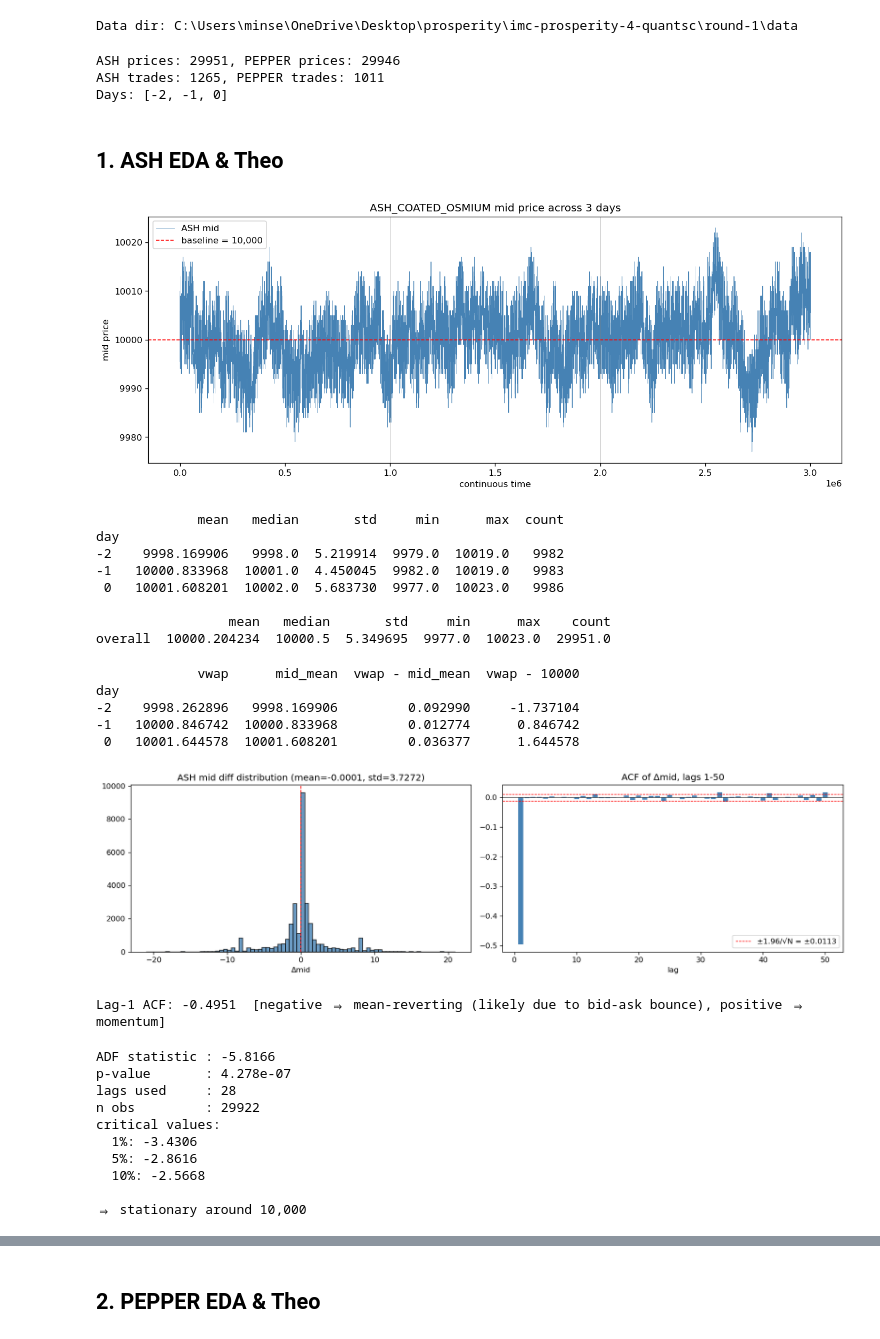
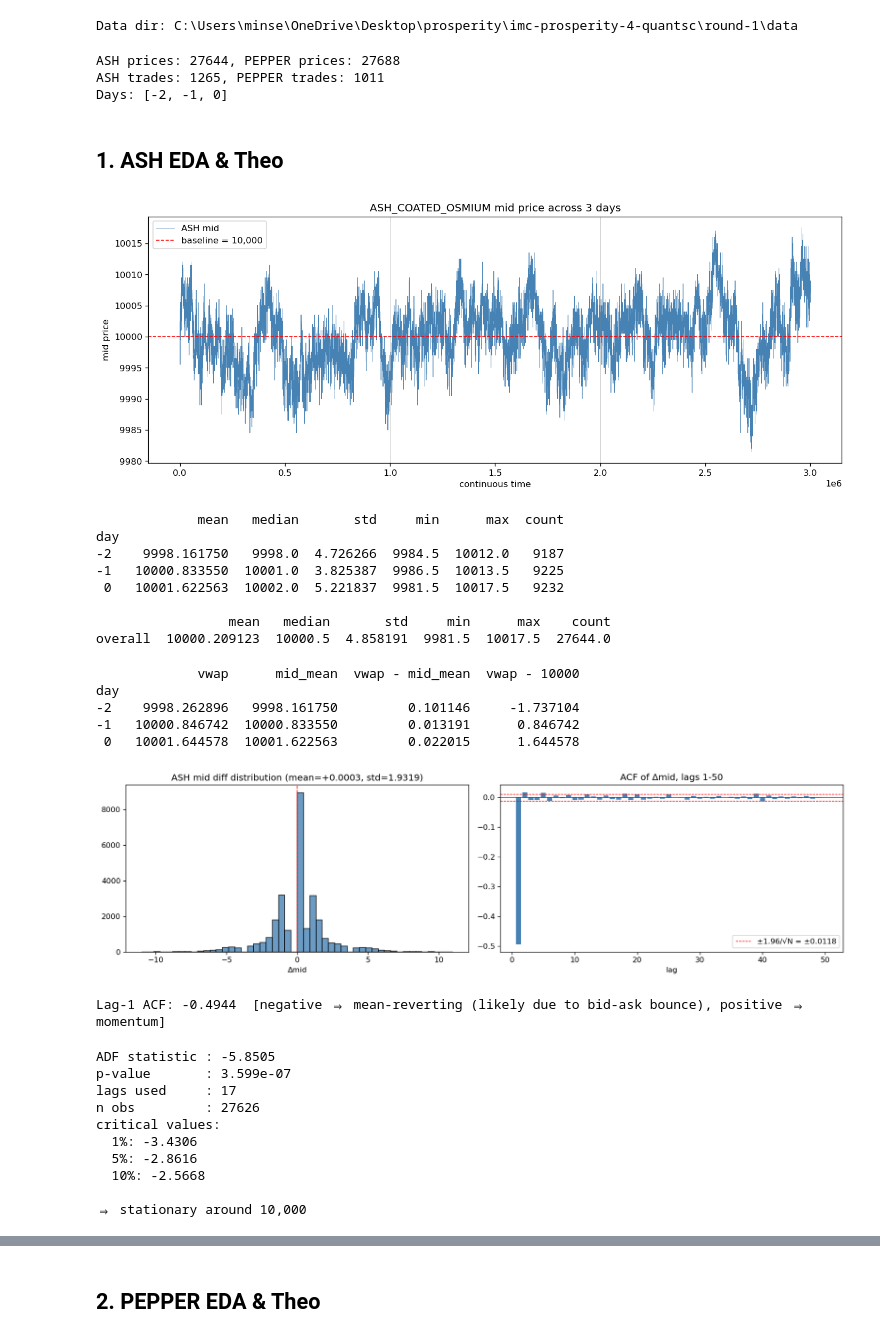
Before and after one commit to v-x-zhang/imc-prosperity-4-quantsc, a Jupyter notebook: round-1/research/theo_analysis.ipynb, the cells around one changed output, grey strips where cells are left out. Saved outputs shown, nothing was run; the diff lists cells and outputs as text; code cells hidden in the pictures.

```diff
--- a/round-1/research/theo_analysis.ipynb
+++ b/round-1/research/theo_analysis.ipynb
@@ -36,7 +36,10 @@ Data dir: C:\Users\minse\OneDrive\Desktop\prosperity\imc-prosperity-4-quantsc\ro
 price_files = sorted(gl.glob(os.path.join(DATA_DIR, "prices_round_1_day_*.csv")))
 prices = pd.concat([pd.read_csv(f, sep=";") for f in price_files], ignore_index=True)
 prices.sort_values(["day", "timestamp"], inplace=True)
-prices = prices[prices["mid_price"].notna() & (prices["mid_price"] > 0)].copy()
+
+# Override mid_price with two-sided mid (only keep rows where both best bid and best ask exist)
+prices = prices[prices["bid_price_1"].notna() & prices["ask_price_1"].notna()].copy()
+prices["mid_price"] = (prices["bid_price_1"] + prices["ask_price_1"]) / 2
 
 # Continuous time index
 DAY_LEN = 1_000_000
@@ -73,7 +76,7 @@ print(f"ASH prices: {len(aco)}, PEPPER prices: {len(ipr)}")
 print(f"ASH trades: {len(aco_trades)}, PEPPER trades: {len(ipr_trades)}")
 print(f"Days: {sorted(prices['day'].unique())}")
 # %% [output]
-ASH prices: 29951, PEPPER prices: 29946
+ASH prices: 27644, PEPPER prices: 27688
 ASH trades: 1265, PEPPER trades: 1011
 Days: [-2, -1, 0]
 # %% [markdown]
@@ -91,7 +94,7 @@ ax.set_ylabel("mid price")
 ax.legend()
 plt.show()
 # %% [output]
-[figure, old version]
+[figure, new version]
 # %%
 # 1.2 Per-day and overall mean / median / std
 per_day = aco.groupby("day")["mid_price"].agg(["mean", "median", "std", "min", "max", "count"])
@@ -102,12 +105,12 @@ print(overall)
 # %% [output]
              mean   median       std     min      max  count
 day
--2    9998.169906   9998.0  5.219914  9979.0  10019.0   9982
--1   10000.833968  10001.0  4.450045  9982.0  10019.0   9983
- 0   10001.608201  10002.0  5.683730  9977.0  10023.0   9986
+-2    9998.161750   9998.0  4.726266  9984.5  10012.0   9187
+-1   10000.833550  10001.0  3.825387  9986.5  10013.5   9225
+ 0   10001.622563  10002.0  5.221837  9981.5  10017.5   9232
 
                  mean   median       std     min      max    count
-overall  10000.204234  10000.5  5.349695  9977.0  10023.0  29951.0
+overall  10000.209123  10000.5  4.858191  9981.5  10017.5  27644.0
 # %%
 # 1.3 VWAP from trades vs mid mean per day
 vwap = aco_trades.groupby("day").apply(lambda d: (d["price"] * d["quantity"]).sum() / d["quantity"].sum()).rename("vwap")
@@ -119,37 +122,37 @@ print(cmp)
 # %% [output]
              vwap      mid_mean  vwap - mid_mean  vwap - 10000
 day
--2    9998.262896   9998.169906         0.092990     -1.737104
--1   10000.846742  10000.833968         0.012774      0.846742
- 0   10001.644578  10001.608201         0.036377      1.644578
+-2    9998.262896   9998.161750         0.101146     -1.737104
+-1   10000.846742  10000.833550         0.013191      0.846742
+ 0   10001.644578  10001.622563         0.022015      1.644578
 # %%
 # 1.4 Mid-diff distribution + ACF (lags 1-50)
 r = aco["ret"].dropna()
 n = len(r)
 ci = 1.96 / np.sqrt(n)
 acf_vals = acf(r, nlags=50, fft=True)
 
 fig, axes = plt.subplots(1, 2, figsize=(14, 4))
-axes[0].hist(r, bins=80, color="steelblue", edgecolor="black", alpha=0.8)
+axes[0].hist(r, bins=50, color="steelblue", edgecolor="black", alpha=0.8)
 axes[0].set_title(f"ASH mid diff distribution (mean={r.mean():+.4f}, std={r.std():.4f})")
 axes[0].set_xlabel("Δmid")
 axes[0].axvline(0, color="red", lw=1, ls="--")
 
 lags = np.arange(1, 51)
 axes[1].bar(lags, acf_vals[1:], color="steelblue")
 axes[1].axhline(ci, color="red", lw=0.8, ls="--", label=f"±1.96/√N = ±{ci:.4f}")
 axes[1].axhline(-ci, color="red", lw=0.8, ls="--")
 axes[1].axhline(0, color="black", lw=0.5)
 axes[1].set_title("ACF of Δmid, lags 1-50")
 axes[1].set_xlabel("lag")
 axes[1].legend()
 plt.tight_layout()
 plt.show()
 
 print(f"Lag-1 ACF: {acf_vals[1]:+.4f}  [negative ⇒ mean-reverting (likely due to bid-ask bounce), positive ⇒ momentum]")
 # %% [output]
-[figure, old version]
+[figure, new version]
-Lag-1 ACF: -0.4951  [negative ⇒ mean-reverting (likely due to bid-ask bounce), positive ⇒ momentum]
+Lag-1 ACF: -0.4944  [negative ⇒ mean-reverting (likely due to bid-ask bounce), positive ⇒ momentum]
 # %%
 # 1.5 ADF on (mid - 10000): is the deviation stationary?
 dev = aco["mid_price"].values - 10_000
@@ -163,10 +166,10 @@ for k, v in adf_crit.items():
     print(f"  {k}: {v:.4f}")
 print("\n⇒ stationary around 10,000" if adf_p < 0.05 else "\n⇒ NOT stationary at 5% level")
 # %% [output]
-ADF statistic : -5.8166
-p-value       : 4.278e-07
-lags used     : 28
-n obs         : 29922
+ADF statistic : -5.8505
+p-value       : 3.599e-07
+lags used     : 17
+n obs         : 27626
 critical values:
   1%: -3.4306
   5%: -2.8616
```
Also changed, not shown: parts of 3 cells of this notebook, 5 other files.
